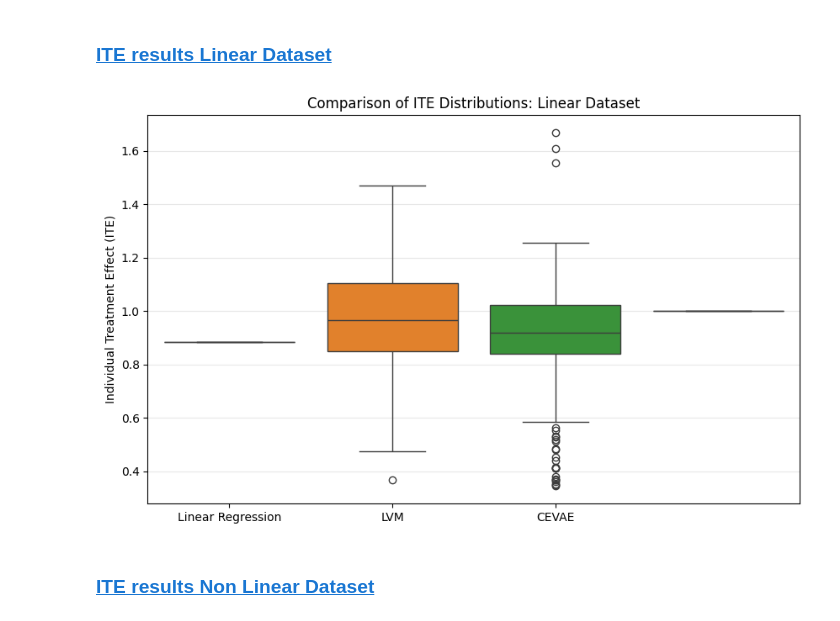
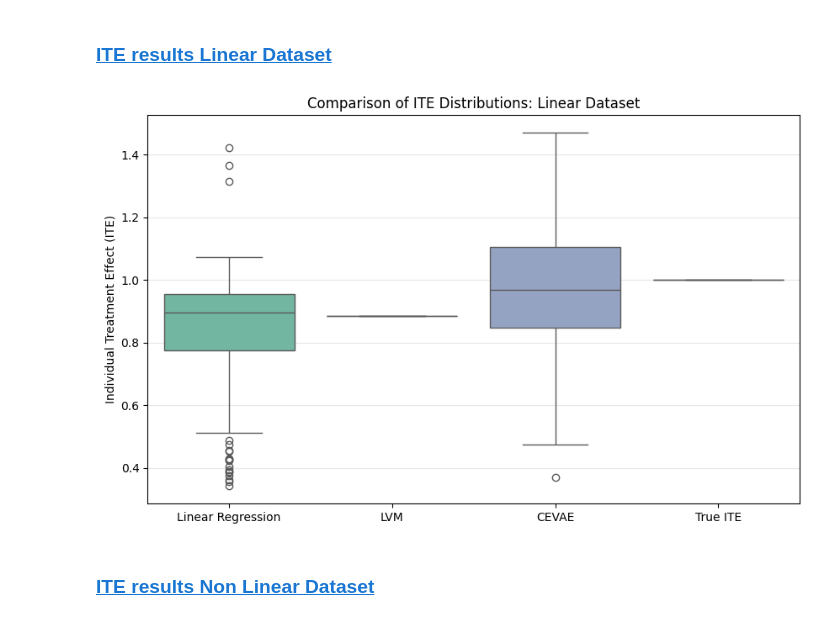
Before and after one commit to christianfaccio/causal_machine_learning, a Jupyter notebook: src/causal_effect_inference.ipynb, the cells around one changed output. Drawn from its saved outputs; the diff is of its cells as text; code cells hidden in the pictures.

```diff
--- a/src/causal_effect_inference.ipynb
+++ b/src/causal_effect_inference.ipynb
@@ -597,21 +599,24 @@ True ATE: 1.0000
 ### <a id='toc2_3_3_'></a>[ITE results Linear Dataset](#toc0_)
 # %%
 plt.figure(figsize=(10, 6))
+setpalette = sns.color_palette("Set2", 4)
 sns.boxplot(
     data=[
+        ite_cevae_linear.flatten().cpu().numpy(),
         ite_linear_model_ld.flatten().cpu().numpy(),
         ite_pgm_linear.flatten().cpu().detach().numpy(),
-        ite_cevae_linear.flatten().cpu().numpy(),
         ite_test_linear.flatten().cpu().numpy()
     ]
+    , palette=setpalette
 )
-plt.xticks([0, 1, 2], ["Linear Regression", "LVM", "CEVAE"])
+plt.xticks([0, 1, 2, 3], ["Linear Regression", "LVM", "CEVAE", "True ITE"])
 plt.ylabel("Individual Treatment Effect (ITE)")
 plt.title("Comparison of ITE Distributions: Linear Dataset")
 plt.grid(axis='y', alpha=0.3)
+plt.savefig("./results/boxplot_linear.pdf", format="pdf")
 plt.show()
 # %% [output]
-[figure, old version]
+[figure, new version]
 # %% [markdown]
 ### <a id='toc2_3_4_'></a>[ITE results Non Linear Dataset](#toc0_)
 # %%
```
Also changed, not shown: parts of 29 cells of this notebook, 46 other files.
